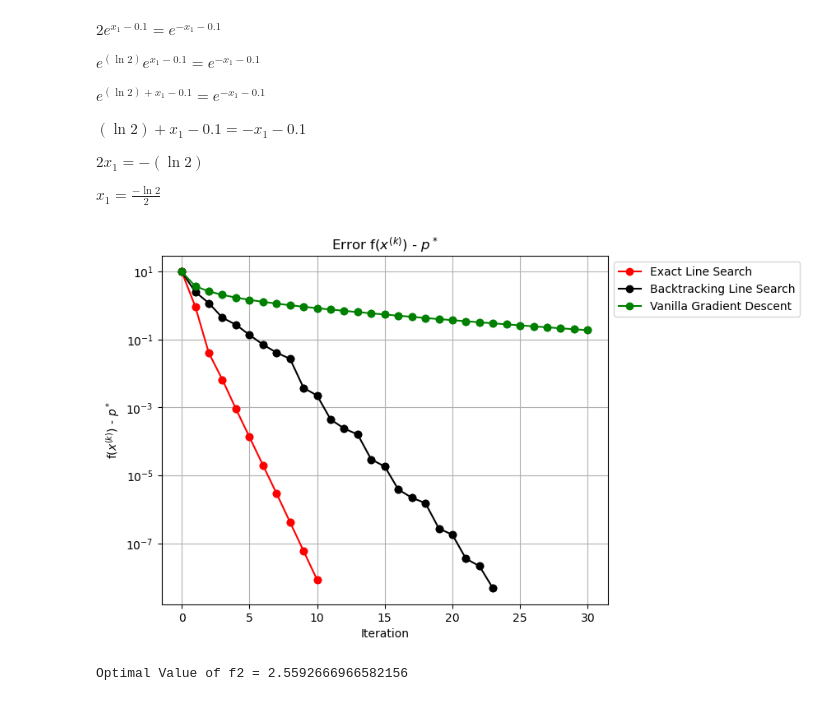
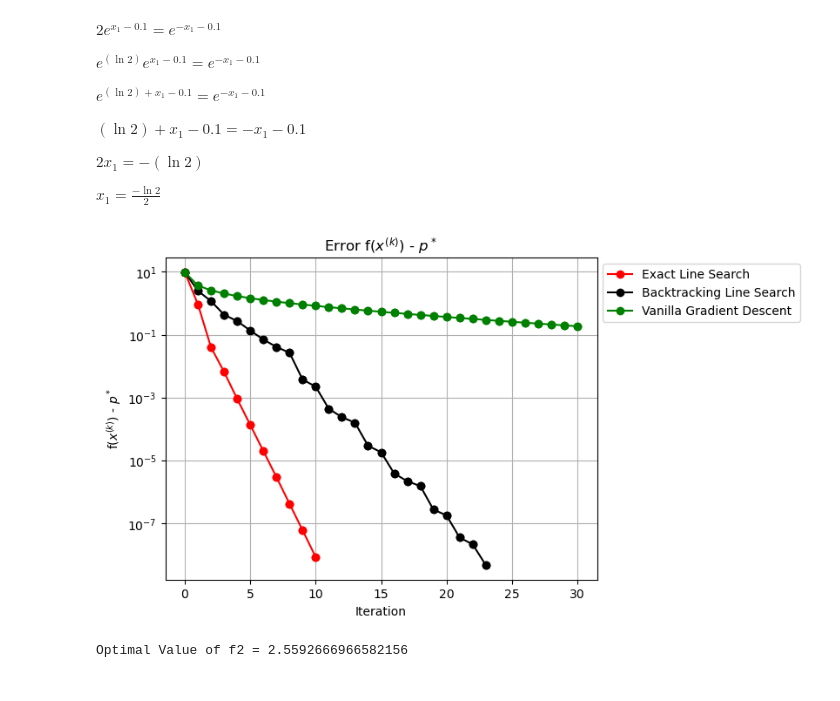
Before and after one commit to Ravi-Raghavan/ConvexOptimization, a Jupyter notebook: Homework #4 - Part 2.ipynb, the cells around one changed output. Drawn from its saved outputs; the diff is of its cells as text; code cells hidden in the pictures.

Commit message:
Resized figures to 6.4 x 4.8

```diff
--- a/Homework #4 - Part 2.ipynb
+++ b/Homework #4 - Part 2.ipynb
@@ -739,35 +739,35 @@ $x_1 = \frac{-\ln{2}}{2}$
 #optimal function value
 p_star = f2_plot(-0.5 * np.log(2), 0)
 
 #set figure size
-plt.figure(figsize = (7, 5.5))
+plt.figure(figsize = (6.4, 4.8))
 
 #compute error values(i.e. difference between function value and optimal function value) throughout iterations of exact line search gradient descent and backtracking gradient descent and vanilla gradient descent
 f2_exact_line_search_distance_from_optimal = f2_exact_line_search_function_values - p_star
 f2_backtracking_distance_from_optimal = f2_backtracking_function_values - p_star
 f2_vanilla_gd_distance_from_optimal = f2_vanilla_gd_function_values - p_star
 
 #plot error values
 line1, = plt.plot(f2_exact_line_search_distance_from_optimal, marker='o', color='red', linestyle='-')
 line2, = plt.plot(f2_backtracking_distance_from_optimal, marker='o', color='black', linestyle='-')
 line3, = plt.plot(f2_vanilla_gd_distance_from_optimal, marker='o', color='green', linestyle='-')
 
 #indicate, via points, each error value on the lines
 plt.scatter(range(len(f2_exact_line_search_distance_from_optimal)), f2_exact_line_search_distance_from_optimal, color='red')
 plt.scatter(range(len(f2_backtracking_distance_from_optimal)), f2_backtracking_distance_from_optimal, color='black')
 plt.scatter(range(len(f2_vanilla_gd_distance_from_optimal)), f2_vanilla_gd_distance_from_optimal, color='green')
 
 
 #label axes, label title, and add legend
 plt.xlabel('Iteration')
 plt.ylabel(r'f($x^{(k)}$) - $p^*$')
 plt.yscale('log')
 plt.title(r'Error f($x^{(k)}$) - $p^*$')
 plt.legend(handles=[line1, line2, line3], labels=['Exact Line Search', 'Backtracking Line Search', 'Vanilla Gradient Descent'], loc='upper left', bbox_to_anchor=(1, 1))
 plt.grid(True)
 plt.show()
 # %% [output]
-[figure, old version]
+[figure, new version]
 # %%
 p_star = f2_plot(-0.5 * np.log(2), 0)
 print(f"Optimal Value of f2 = {p_star}")
```
Also changed, not shown: parts of 9 cells of this notebook.
